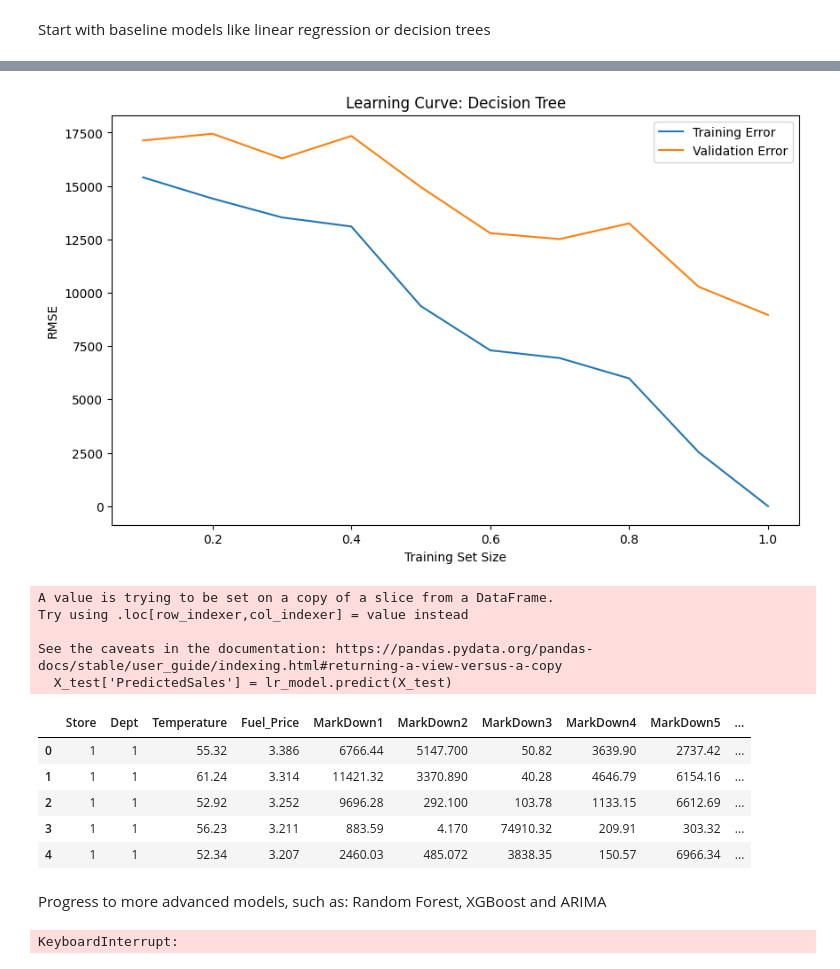
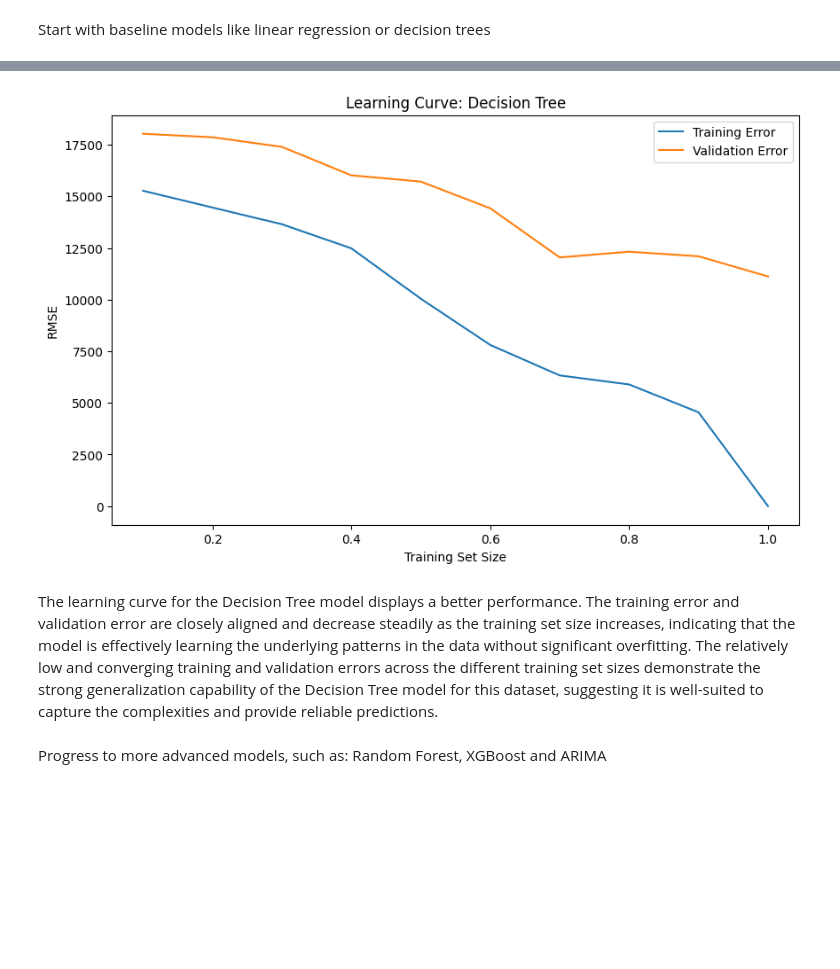
Before and after one commit to sofiamartellozzo/StoresSalesForecasting, a Jupyter notebook: regression.ipynb, the cells around one changed output, grey strips where cells are left out. Saved outputs shown, nothing was run; the diff lists cells and outputs as text; code cells hidden in the pictures; blank space fills up the shorter version.

```diff
--- a/regression.ipynb
+++ b/regression.ipynb
@@ -638,8 +624,8 @@ The heatmap visualizes the correlation between various features in the dataset.
 # sort training set based on Date
 train_sorted = train_merged.sort_values('Date')
 # %%
-# Determine the split point (e.g., use the last 20% of the data for validation)
-split_point = int(len(train_sorted) * 0.8)
+# Determine the split point (e.g., use the last 30% of the data for validation)
+split_point = int(len(train_sorted) * 0.7)
 
 # Split the data
 train_df = train_sorted.iloc[:split_point]
@@ -718,39 +686,9 @@ See the caveats in the documentation: https://pandas.pydata.org/pandas-docs/stab
 # %%
-from sklearn.tree import DecisionTreeRegressor
-
 dt_model = DecisionTreeRegressor(random_state=42)
 dt_model = plot_learning_curve(dt_model, X_train, y_train, X_val, y_val, "Decision Tree")
-
-# test model
-X_test['PredictedSales'] = lr_model.predict(X_test)
-X_test.head()
 # %% [output]
-[figure, old version]
+[figure, new version]
-A value is trying to be set on a copy of a slice from a DataFrame.
-Try using .loc[row_indexer,col_indexer] = value instead
-
-See the caveats in the documentation: https://pandas.pydata.org/pandas-docs/stable/user_guide/indexing.html#returning-a-view-versus-a-copy
-  X_test['PredictedSales'] = lr_model.predict(X_test)
-|  | Store | Dept | Temperature | Fuel_Price | MarkDown1 | MarkDown2 | MarkDown3 | MarkDown4 | MarkDown5 | ... |
-| 0 | 1 | 1 | 55.32 | 3.386 | 6766.44 | 5147.700 | 50.82 | 3639.90 | 2737.42 | ... |
-| 1 | 1 | 1 | 61.24 | 3.314 | 11421.32 | 3370.890 | 40.28 | 4646.79 | 6154.16 | ... |
-| 2 | 1 | 1 | 52.92 | 3.252 | 9696.28 | 292.100 | 103.78 | 1133.15 | 6612.69 | ... |
-| 3 | 1 | 1 | 56.23 | 3.211 | 883.59 | 4.170 | 74910.32 | 209.91 | 303.32 | ... |
-| 4 | 1 | 1 | 52.34 | 3.207 | 2460.03 | 485.072 | 3838.35 | 150.57 | 6966.34 | ... |
+# %% [markdown]
+The learning curve for the Decision Tree model displays a better performance. The training error and validation error are closely aligned and decrease steadily as the training set size increases, indicating that the model is effectively learning the underlying patterns in the data without significant overfitting. The relatively low and converging training and validation errors across the different training set sizes demonstrate the strong generalization capability of the Decision Tree model for this dataset, suggesting it is well-suited to capture the complexities and provide reliable predictions.
 # %% [markdown]
 Progress to more advanced models, such as: Random Forest, XGBoost and ARIMA
-# %%
-from sklearn.ensemble import RandomForestRegressor
-
-def train_random_forest(X_train, y_train, X_val, y_val):
-    model = RandomForestRegressor(n_estimators=100, random_state=42)
-    model.fit(X_train, y_train)
-    predictions = model.predict(X_val)
-    mse = mean_squared_error(y_val, predictions)
-    rmse = np.sqrt(mse)
-    return model, rmse
-
-rf_model, rf_rmse = train_random_forest(X_train, y_train, X_val, y_val)
-print(f"Random Forest RMSE: {rf_rmse}")
-# %% [output]
-KeyboardInterrupt:
```
Also changed, not shown: parts of 23 cells of this notebook, 1 other file.
